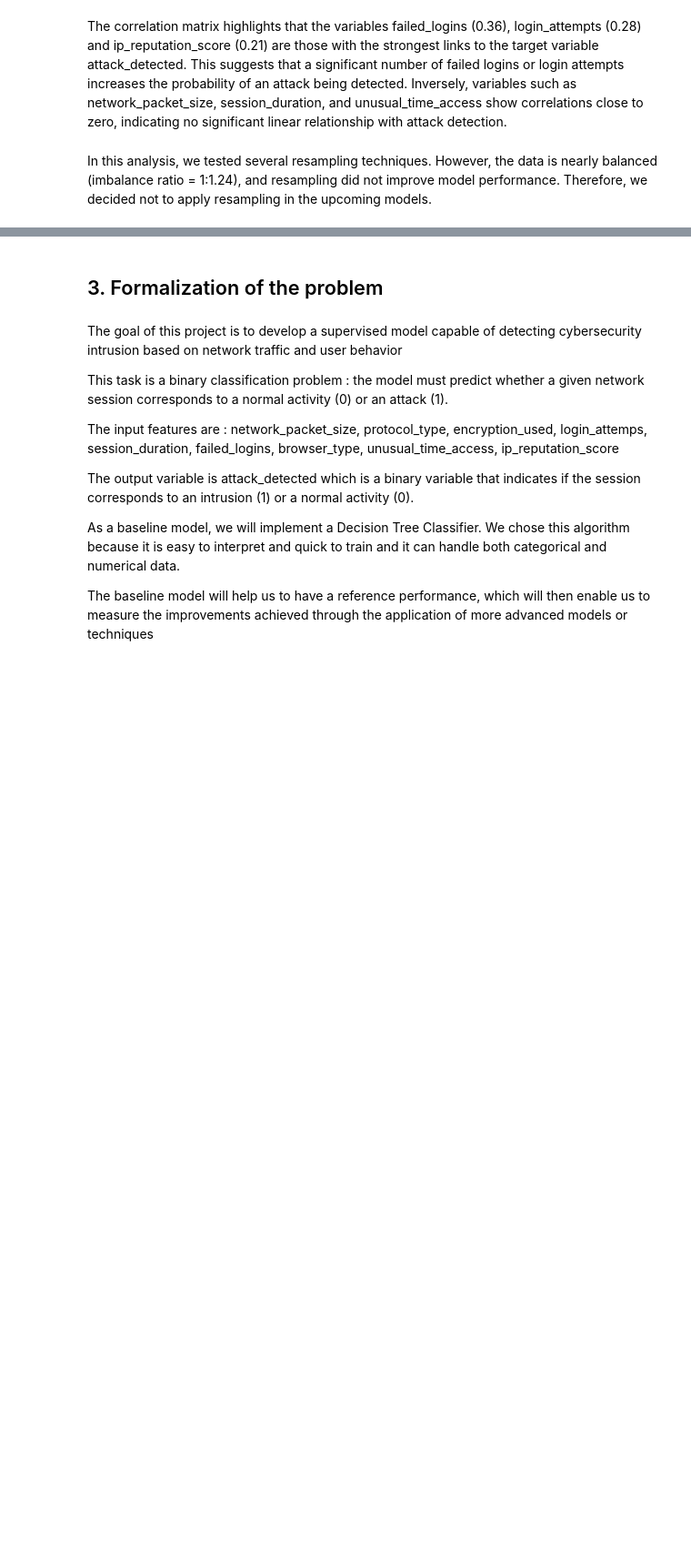
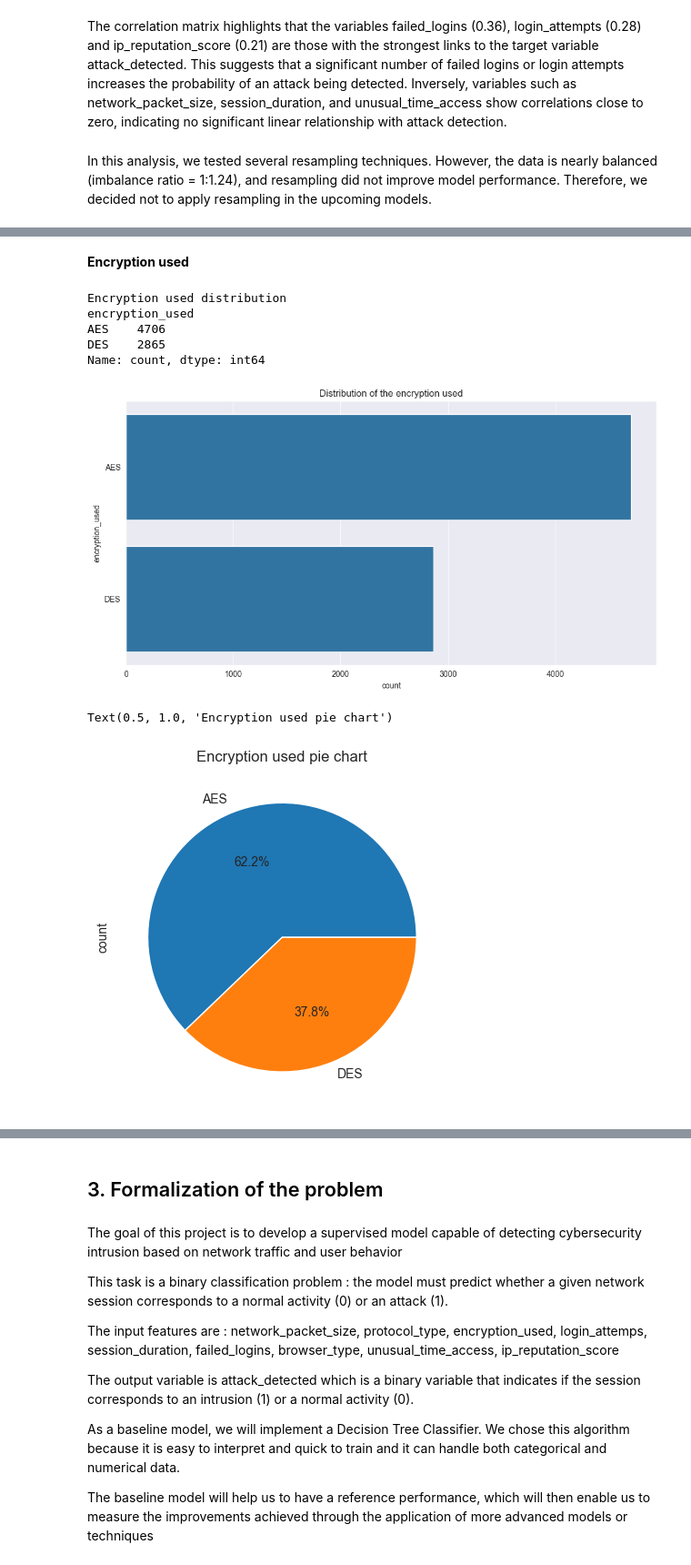
Before and after one commit to manGjv/Cybersecurity-Intrusion-Detection, a Jupyter notebook: project.ipynb, the cells around one changed output, grey strips where cells are left out. Shown at 91% size. Drawn from its saved outputs; the diff is of its cells as text; code cells hidden in the pictures; blank space fills up the shorter version.

```diff
--- a/project.ipynb
+++ b/project.ipynb
@@ -152,0 +221,22 @@ In this analysis, we tested several resampling techniques. However, the data is
+# %% [markdown]
+**Encryption used**
+# %%
+print("Encryption used distribution")
+print(df['encryption_used'].value_counts(normalize=False))
+
+plt.figure(figsize=(12,6))
+sns.countplot(y='encryption_used', data=df, order=df['encryption_used'].value_counts().index)
+plt.title('Distribution of the encryption used')
+plt.show()
+
+df['encryption_used'].value_counts().plot(kind='pie', autopct='%1.1f%%')
+plt.title('Encryption used pie chart')
+# %% [output]
+Encryption used distribution
+encryption_used
+AES    4706
+DES    2865
+Name: count, dtype: int64
+[figure, added]
+Text(0.5, 1.0, 'Encryption used pie chart')
+[figure, added]
```
Also changed, not shown: parts of 26 cells of this notebook.
